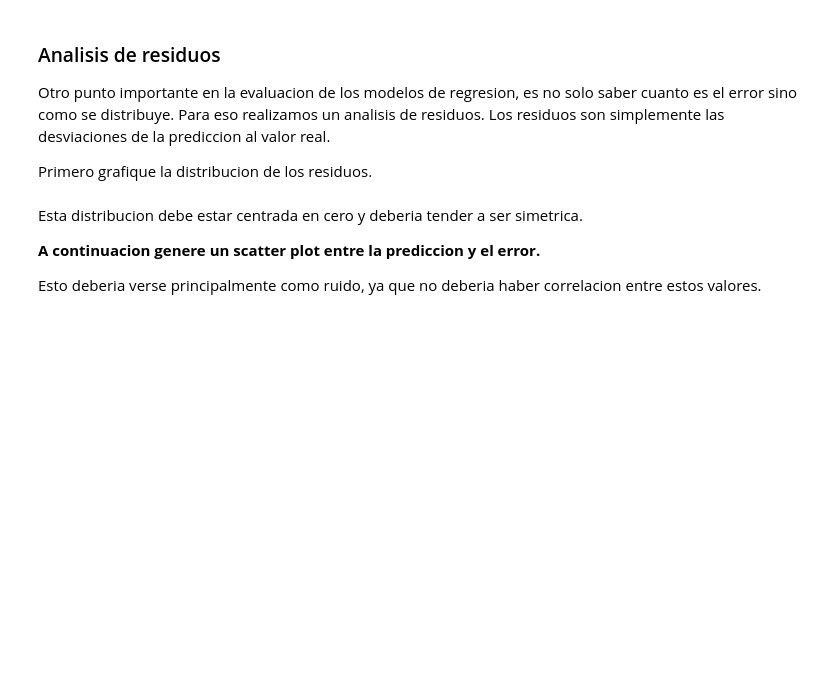
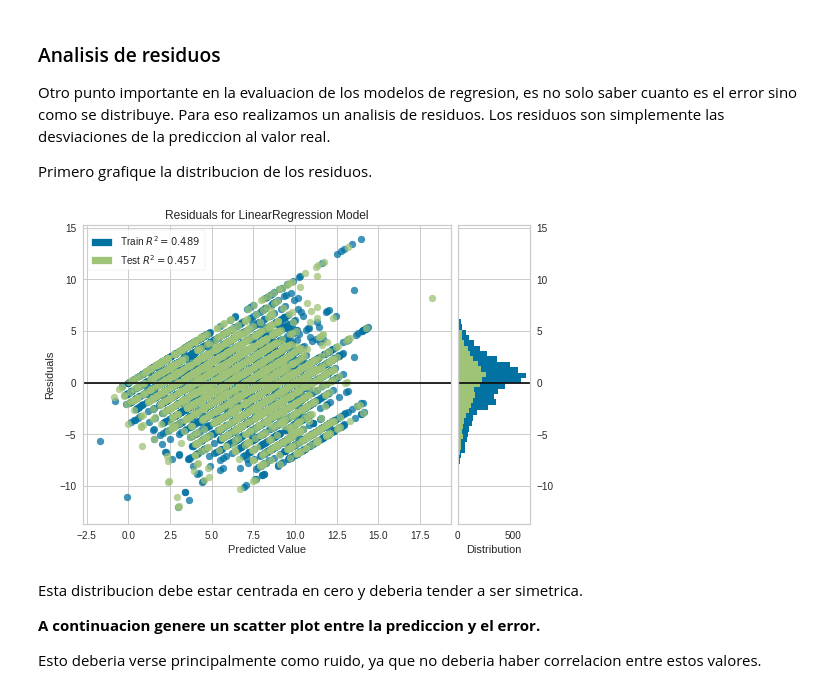
Before and after one commit to georeference-ML-mentoria/Intro-Aprendizaje-Automatico-, a Jupyter notebook: Practico_IAA.ipynb, the cells around one changed output. Drawn from its saved outputs; the diff is of its cells as text; code cells hidden in the pictures; blank space fills up the shorter version.

```diff
--- a/Practico_IAA.ipynb
+++ b/Practico_IAA.ipynb
@@ -217,7 +258,21 @@ dataframe
+# %%
+std_scaler = preprocessing.StandardScaler()
+robust_scaler = preprocessing.RobustScaler()
 # %% [markdown]
 ## 4. Regresion lineal simple y regularizada.
 
 Con los datos preprocesados obtenidos en el punto anterior implemente una regresion lineal.
+# %%
+regression = LinearRegression()
+pipeline = Pipeline([
+    ('std_scaler', std_scaler),
+    ('robust_scaler', robust_scaler),
+    ('regression', regression)
+])
+
+pipeline.fit(X_train, y_train)
+y_train_pred = pipeline.predict(X_train)
+y_valid_pred = pipeline.predict(X_valid)
 # %% [markdown]
 ### Evaluacion del modelo
 
@@ -228,6 +306,13 @@ Para evaluar el modelo calcule R cuadrado, error medio absoluto y error medio cu
 Otro punto importante en la evaluacion de los modelos de regresion, es no solo saber cuanto es el error sino como se distribuye. Para eso realizamos un analisis de residuos. Los residuos son simplemente las desviaciones de la prediccion al valor real.
 
 Primero grafique la distribucion de los residuos.
+# %%
+plot = ResidualsPlot(pipeline)
+plot.fit(X_train, y_train)
+plot.score(X_valid, y_valid)
+plot.show();
+# %% [output]
+[figure, added]
 # %% [markdown]
 Esta distribucion debe estar centrada en cero y deberia tender a ser simetrica.
 
```
Also changed, not shown: parts of 15 cells of this notebook.
